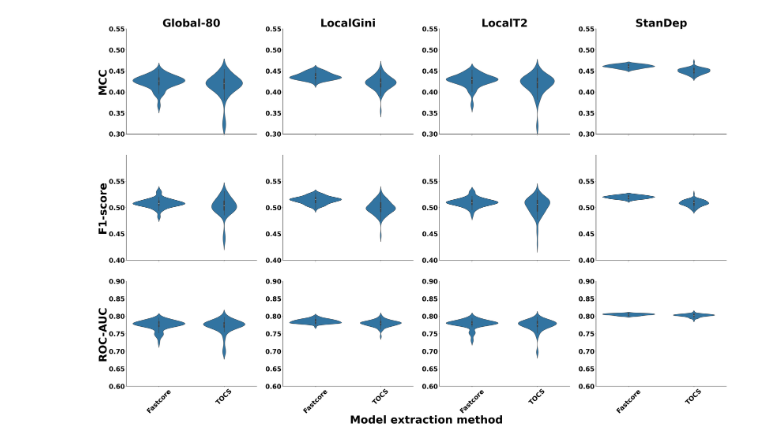
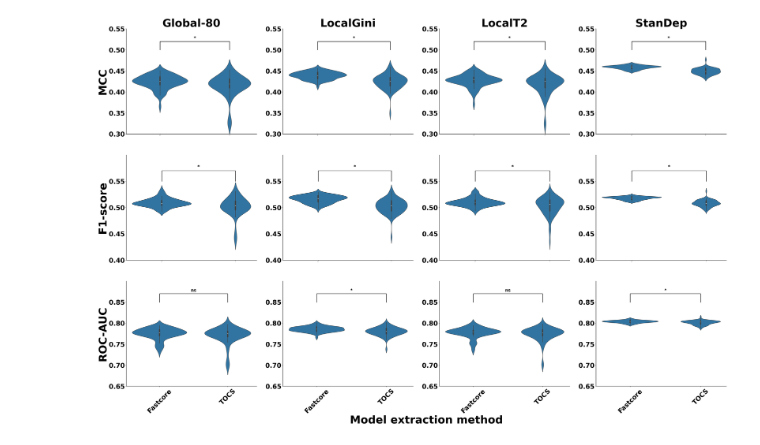
Before and after one commit to NiravBhattLab/ThermOptCOBRA, a Jupyter notebook: PaperThermOptCOBRA/Visualization/GeneEss_for_CSM.ipynb, the cells around one changed output. Saved outputs shown, nothing was run; the diff lists cells and outputs as text; code cells hidden in the pictures.

```diff
--- a/PaperThermOptCOBRA/Visualization/GeneEss_for_CSM.ipynb
+++ b/PaperThermOptCOBRA/Visualization/GeneEss_for_CSM.ipynb
@@ -18,7 +22,7 @@ for pre in preProcess:
     for thr in Thrs:
         for mem in MeMs:
             for i in range(1,65):
-                data = sio.loadmat('./Kim_et_al/GeneEss/'+pre+'/'+thr+'/'+mem+'/m'+str(i)+'.mat')
+                data = sio.loadmat('D:\OneDrive - smail.iitm.ac.in\SprintCore\TIC\ThemOptiCS/Kim_et_al/GeneEss/'+pre+'/'+thr+'/'+mem+'/m'+str(i)+'.mat')
                 # concatinating the data
                 df_temp = pd.DataFrame({'PreProcess':pre,'Threshold':thr,'MeM':mem,'Model':'E'+str(2198+i),
                 'Accuracy':data['accuracy'][0][0],'Sensitivity':data['sensitivity'][0][0],'Specificity':data['specificity'][0][0],'Precision':data['precision'][0][0],
@@ -40,37 +44,56 @@ df = df[(df['MeM']=='Fastcore') | (df['MeM']=='TOCS')]
 # %%
 fig,axeses = plt.subplots(3,4,figsize=(10*5,10*3))
 metrics = ['MCC','F1-score','ROC-AUC']
-ylims = {'MCC':[0.3,0.55],'F1-score':[0.4,0.6],'ROC-AUC':[0.6,0.9]}
+ylims = {'MCC':[0.3,0.55],'F1-score':[0.4,0.6],'ROC-AUC':[0.65,0.9]}
 Thrs = ['Global-80','LocalGini','LocalT2','StanDep']
 for i,metric in enumerate(metrics):
     axes = axeses[i]
     for t,ax in zip(Thrs,axes):
         sns.violinplot(data=df[df['Threshold']==t], x="MeM", y=metric,ax=ax)
+
+        df_fcc = df[(df['Threshold']==t) & (df['MeM']=='Fastcore')]
+        df_fcc = df_fcc.sort_values(by=['Model'])
+        df_tocs = df[(df['Threshold']==t) & (df['MeM']=='TOCS')]
+        df_tocs = df_tocs.sort_values(by=['Model'])
+
+        result = wilcoxon(df_fcc[metric],df_tocs[metric],alternative='greater')
+        # result = ks_2samp(df_tocs[metric],df_fcc[metric])
+        # result = ranksums(df_tocs[metric],df_fcc[metric])
+        # result = ttest_ind(df_tocs[metric],df_fcc[metric],equal_var=False)
+
+        if result[1] < 0.01:
+            text = '*'
+        else:
+            text = 'ns'
+        # adding the p-value to the plot
+        temp = ylims[metric][1] -0.05
+        ax.text(0.5, temp + 0.025, text,ha='center', fontsize=20,fontweight='bold',color='k')
+        ax.plot([0,0,1,1], [temp,temp+0.02,temp+0.02,temp], c='k',linewidth=2)
         if i==0:
             ax.set_title(t,fontweight='bold',fontsize=50)
         ax.set_yticks(np.arange(ylims[metric][0], ylims[metric][1], 0.05))
         ax.set_ylim(ylims[metric][0], ylims[metric][1])
         # removing the spines
         ax.spines['top'].set_visible(False)
         ax.spines['right'].set_visible(False)
         ax.spines['bottom'].set_linewidth(1.5)
         ax.spines['left'].set_linewidth(1.5)
         # remving the ylabel
         ax.set_ylabel('')
         # removing the xlabel
         ax.set_xlabel('')
     # reducing the spces between the subplots
     # plt.subplots_adjust(wspace=0.2)
     axes[0].set_ylabel(metric,fontsize=50,fontweight='bold')
     if i==2:
         axes[2].set_xlabel('Model extraction method',fontsize=50,fontweight='bold',x=-0.1,y=-0.2)
     # bold xticks and yticks
     for ax in axes:
         if i==2:
             plt.setp(ax.get_xticklabels(), fontweight='bold',fontsize=30,rotation=45)
         else:
             plt.setp(ax.get_xticklabels(), fontweight='bold',fontsize=0)
         plt.setp(ax.get_yticklabels(), fontweight='bold',fontsize=30)
-plt.savefig('GeneEss.pdf',bbox_inches='tight')
+# plt.savefig('GeneEss.pdf',bbox_inches='tight')
 # %% [output]
-[figure, old version]
+[figure, new version]
```
Also changed, not shown: parts of 7 cells of this notebook, 14 other files.
